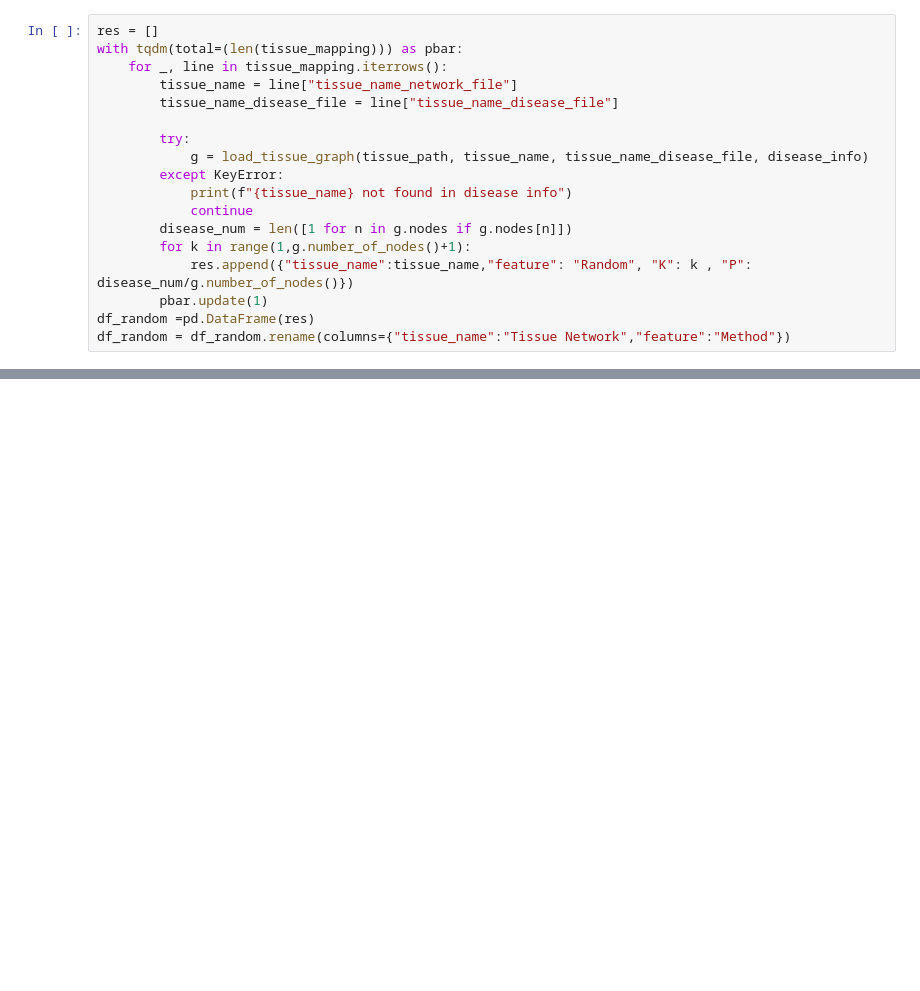
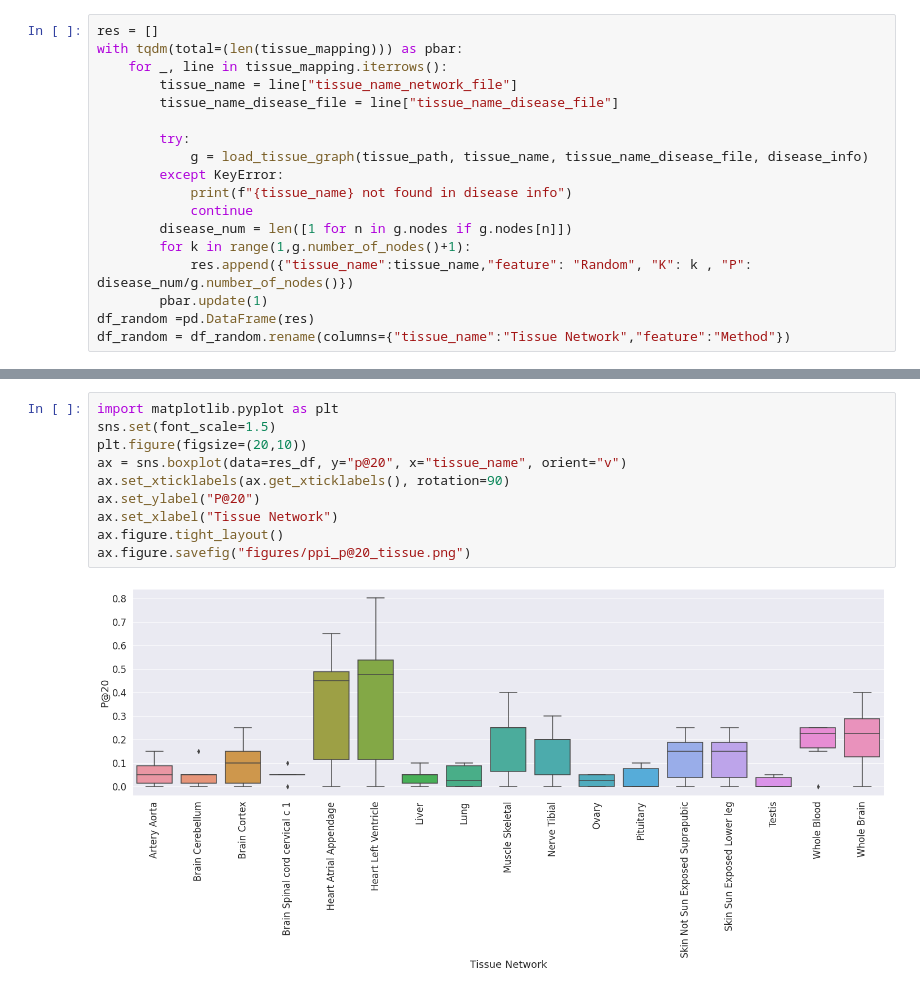
Before and after one commit to data4goodlab/wgand, a Jupyter notebook: Baselines.ipynb, the cells around one changed output, grey strips where cells are left out. Drawn from its saved outputs; the diff is of its cells as text; blank space fills up the shorter version.

```diff
--- a/Baselines.ipynb
+++ b/Baselines.ipynb
@@ -836,0 +780,12 @@ g = sns.relplot(data=df_concat[df_concat.K<500],x="K", y="P", hue="Method", col=
+# %%
+import matplotlib.pyplot as plt
+sns.set(font_scale=1.5)
+plt.figure(figsize=(20,10))
+ax = sns.boxplot(data=res_df, y="p@20", x="tissue_name", orient="v")
+ax.set_xticklabels(ax.get_xticklabels(), rotation=90)
+ax.set_ylabel("P@20")
+ax.set_xlabel("Tissue Network")
+ax.figure.tight_layout()
+ax.figure.savefig("figures/ppi_p@20_tissue.png")
+# %% [output]
+[figure, added]
```
Also changed, not shown: parts of 74 cells of this notebook, 1 other file.
